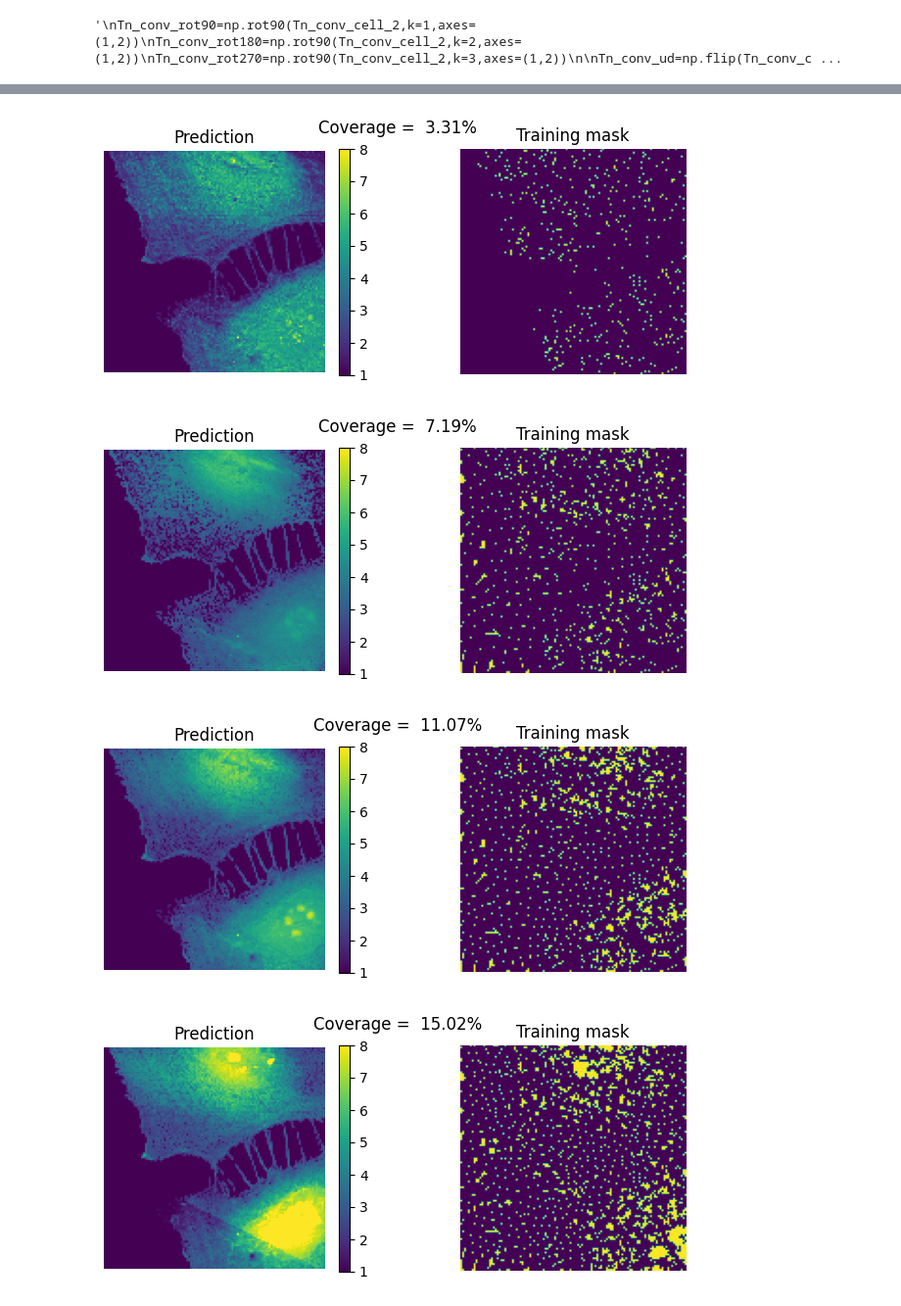
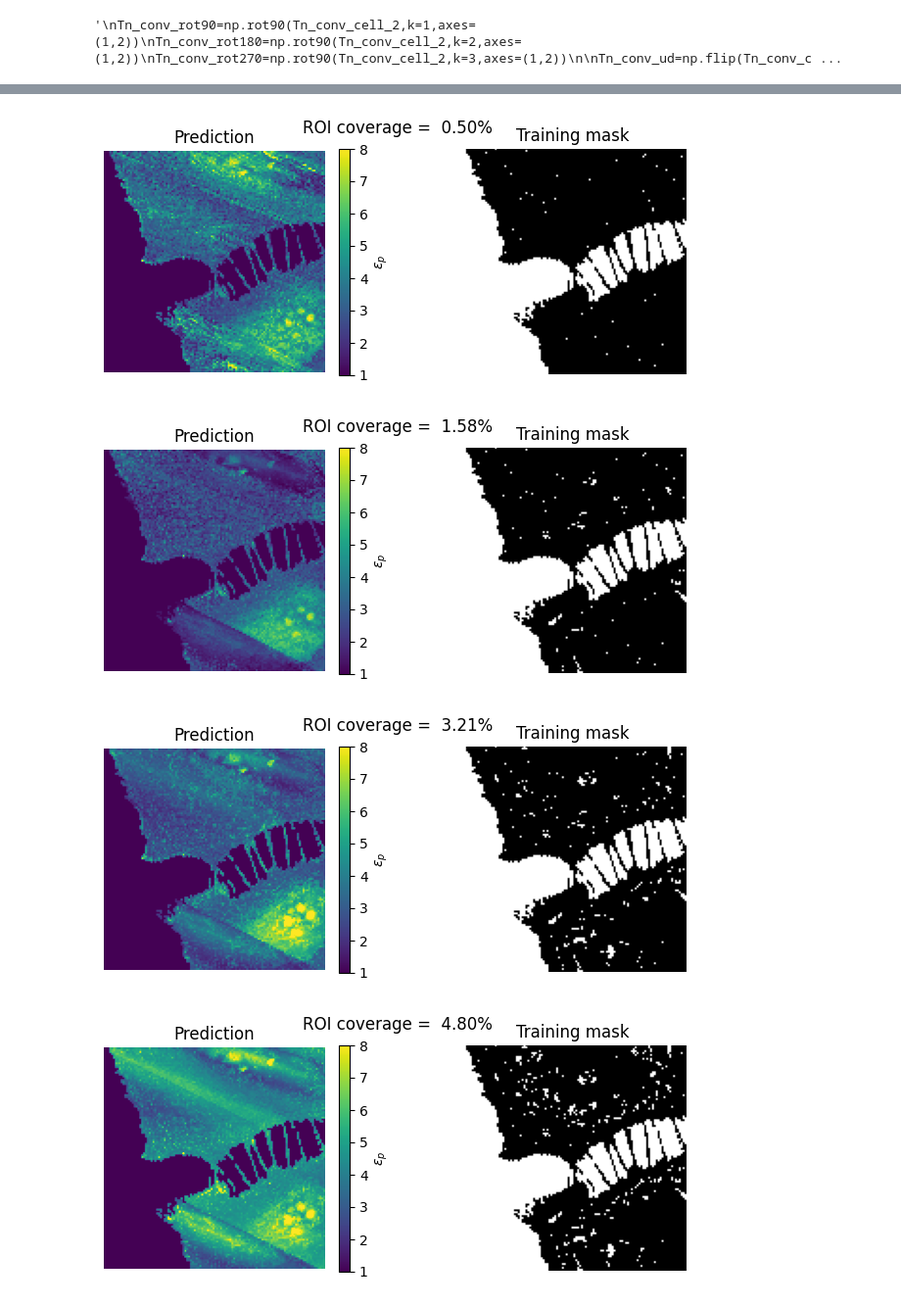
Before and after one commit to mcanoibec/fast_smart_scanning, a Jupyter notebook: work_directory/other_examples/script optimizado de verdad ultimo plssss.ipynb, the cells around one changed output, grey strips where cells are left out. Shown at 98% size. Cells and saved outputs as stored; diff of their text form; code cells hidden in the pictures.

```diff
--- a/work_directory/other_examples/script optimizado de verdad ultimo plssss.ipynb
+++ b/work_directory/other_examples/script optimizado de verdad ultimo plssss.ipynb
@@ -435,7 +443,7 @@ Tn_conv_lr=np.flip(Tn_conv_cell_2,axis=2)'''
 # %% [output]
 '\nTn_conv_rot90=np.rot90(Tn_conv_cell_2,k=1,axes=(1,2))\nTn_conv_rot180=np.rot90(Tn_conv_cell_2,k=2,axes=(1,2))\nTn_conv_rot270=np.rot90(Tn_conv_cell_2,k=3,axes=(1,2))\n\nTn_conv_ud=np.flip(Tn_conv_c ...
 # %%
-pctg_partial=5
+pctg_partial=0.5
 sss_ep = ShuffleSplit(n_splits=1, test_size=1-(pctg_partial/100), random_state=1)
 sss_ep.get_n_splits(XNUn_cell_2, ynu_cell)
 train_index, test_index = next(sss_ep.split(XNUn_cell_2, ynu_cell))
@@ -467,7 +475,14 @@ for i in np.arange(N_aug-1):
     XNU_train_aug=pd.DataFrame(np.concatenate((XNU_train_aug, XNU_train), axis=0))
     ynu_train_aug=pd.DataFrame(np.concatenate((ynu_train_aug, ynu_train), axis=0))
 # %%
-recon_index=XNU_train.index
+recon_nometal_index=(XNU_train.index)
+
+no_cell=np.arange(nu_dim**2)
+substrate=[]
+[substrate.append(x) for x in no_cell if x not in cell_index]
+recon_index=np.append(recon_nometal_index, substrate)
+
+
 train_img=np.zeros(nu_dim**2)
 train_img[recon_index]=small_nu[recon_index]
 train_img=train_img.reshape(nu_dim,nu_dim)
@@ -480,0 +493,16 @@ init_pattern=np.column_stack((x_coord, y_coord))
+# %%
+y_coord, x_coord= np.unravel_index(recon_index, (nu_dim, nu_dim))
+init_pattern=np.column_stack((y_coord, x_coord))
+
+test=np.zeros((120**2))
+test[recon_index[0]]=1
+test=test.reshape(120,120)
+plt.figure()
+plt.imshow(test)
+test[y_coord[0],x_coord[0]]=2
+plt.imshow(test)
+print(x_coord[0])
+
+new_vec = np.ravel_multi_index((y_coord,x_coord),(nu_dim,nu_dim))
+
+print(recon_index[0],new_vec[0])
@@ -726,22 +763,22 @@ plt.imshow(masks_all[n])
 # %%
 for ix in np.array(np.linspace(0, len(ratios_all)-1, 4)).astype(int):
     plt.figure(figsize=[8, 3])
     plt.subplot(1,2,1)
     plt.imshow(recons_fast_all[ix], vmin=1, vmax=8)
     plt.title('Prediction')
     plt.axis('off')
-    plt.colorbar()
+    plt.colorbar(label="$ε_p$")
     plt.subplot(1,2,2)
-    plt.imshow(masks_all[ix])
+    plt.imshow(masks_all[ix], cmap='gray')
     plt.axis('off')
     plt.title('Training mask')
-    plt.suptitle(f'Coverage = {ratios_all[ix] * 100: 3.2f}%')
+    plt.suptitle(f'ROI coverage = {train_ratios_all[ix] * 100: 3.2f}%')
     plt.show()
 # %% [output]
-[figure, old version]
+[figure, new version]
-[figure, old version]
+[figure, new version]
-[figure, old version]
+[figure, new version]
-[figure, old version]
+[figure, new version]
 # %%
 def histogram_export(input, filename, folder, start=0, stop=8, step=0.1):
     hist, bins= np.histogram(input, np.arange(start,stop,step))
```
Also changed, not shown: parts of 14 cells of this notebook, 9 other files.
